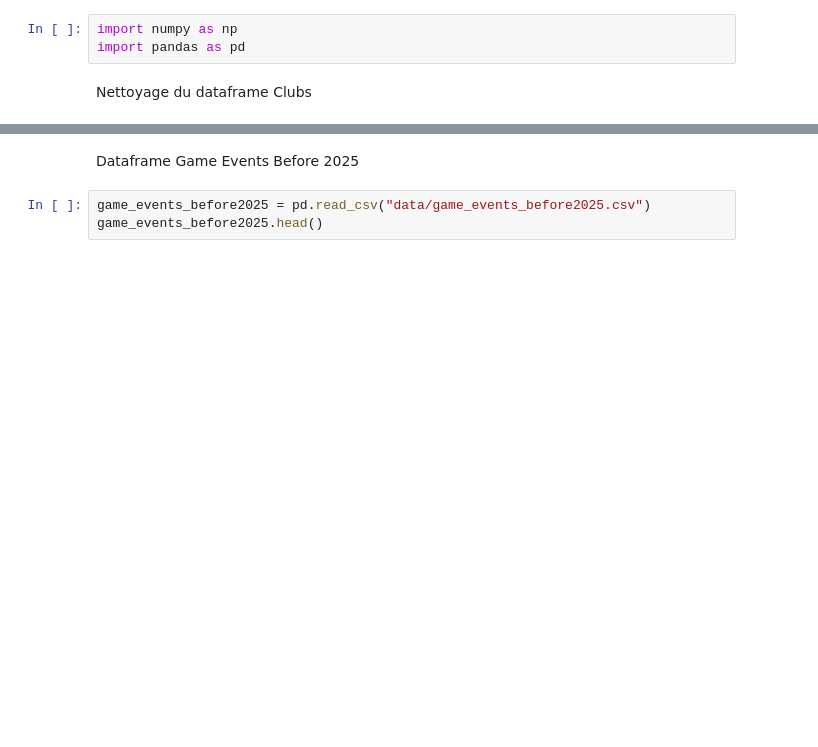
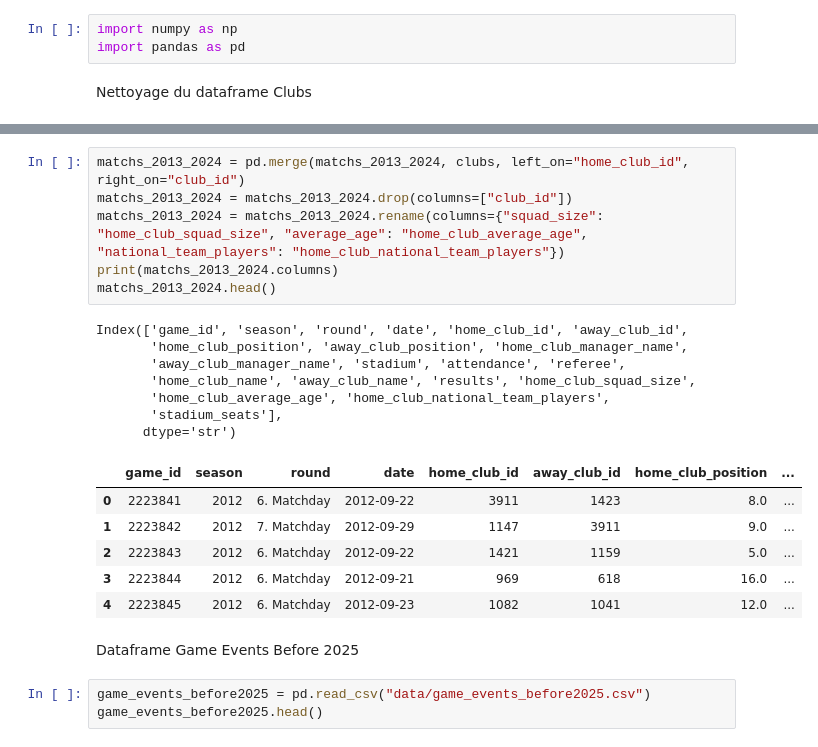
Before and after one commit to massieuxalexandre/Ligue1-Matchs-Predictions, a Jupyter notebook: main.ipynb, the cells around one changed output, grey strips where cells are left out. Drawn from its saved outputs; the diff is of its cells as text; blank space fills up the shorter version.

```diff
--- a/main.ipynb
+++ b/main.ipynb
@@ -45,3 +59,23 @@ display(matchs_2013_2024.head())
+# %%
+matchs_2013_2024 = pd.merge(matchs_2013_2024, clubs, left_on="home_club_id", right_on="club_id")
+matchs_2013_2024 = matchs_2013_2024.drop(columns=["club_id"])
+matchs_2013_2024 = matchs_2013_2024.rename(columns={"squad_size": "home_club_squad_size", "average_age": "home_club_average_age", "national_team_players": "home_club_national_team_players"})
+print(matchs_2013_2024.columns)
+matchs_2013_2024.head()
+# %% [output]
+Index(['game_id', 'season', 'round', 'date', 'home_club_id', 'away_club_id',
+       'home_club_position', 'away_club_position', 'home_club_manager_name',
+       'away_club_manager_name', 'stadium', 'attendance', 'referee',
+       'home_club_name', 'away_club_name', 'results', 'home_club_squad_size',
+       'home_club_average_age', 'home_club_national_team_players',
+       'stadium_seats'],
+      dtype='str')
+|  | game_id | season | round | date | home_club_id | away_club_id | home_club_position | ... |
+| 0 | 2223841 | 2012 | 6. Matchday | 2012-09-22 | 3911 | 1423 | 8.0 | ... |
+| 1 | 2223842 | 2012 | 7. Matchday | 2012-09-29 | 1147 | 3911 | 9.0 | ... |
+| 2 | 2223843 | 2012 | 6. Matchday | 2012-09-22 | 1421 | 1159 | 5.0 | ... |
+| 3 | 2223844 | 2012 | 6. Matchday | 2012-09-21 | 969 | 618 | 16.0 | ... |
+| 4 | 2223845 | 2012 | 6. Matchday | 2012-09-23 | 1082 | 1041 | 12.0 | ... |
 # %% [markdown]
 Dataframe Game Events Before 2025
 # %%
```
Also changed, not shown: parts of 1 cell of this notebook.
